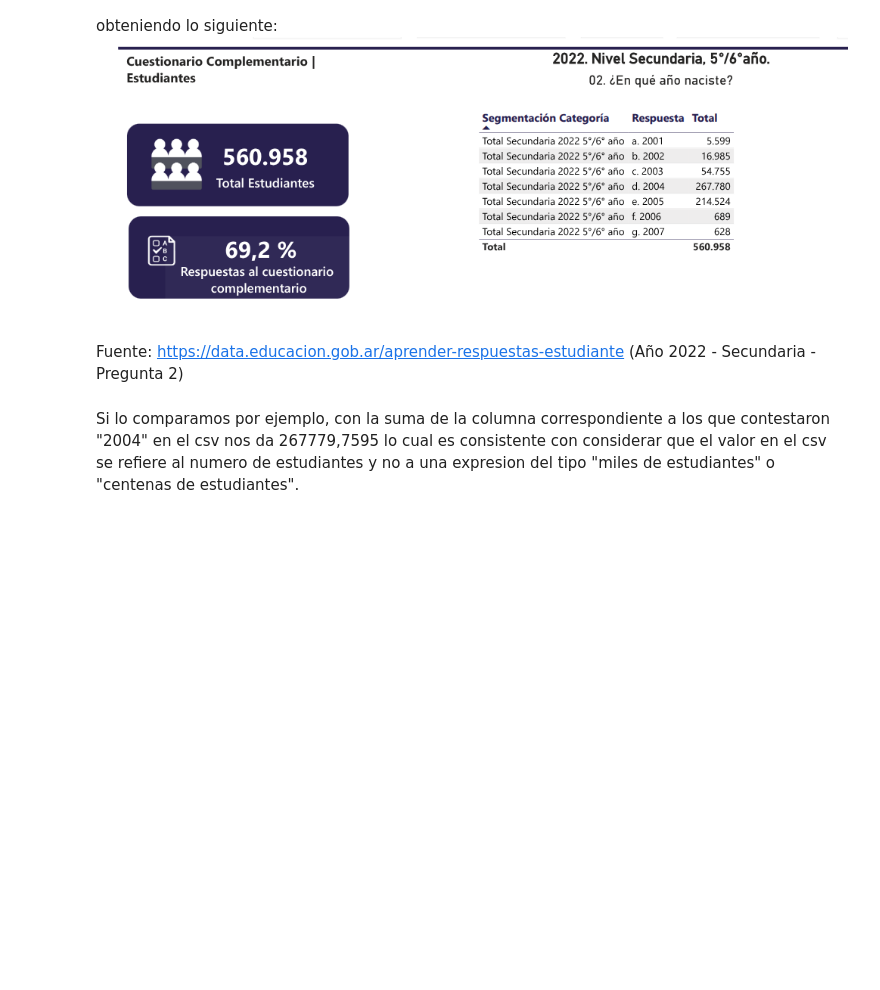
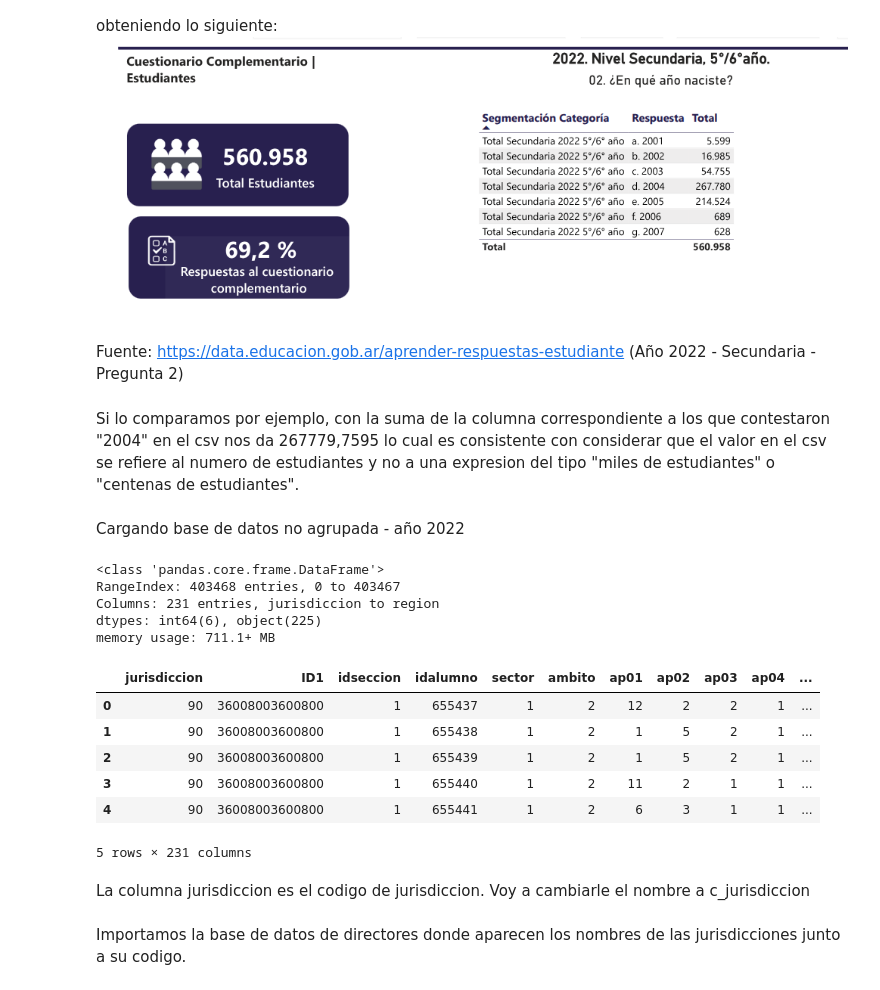
Before and after one commit to Juanchumu/Aprender2016-2024, a Jupyter notebook: notebooks/Analisis Exploratorio - Bruno.ipynb, the cells around one changed output. Cells and saved outputs as stored; diff of their text form; code cells hidden in the pictures; blank space fills up the shorter version.

Commit message:
Base desagregada - Comienzo analisis exploratorio

```diff
--- a/notebooks/Analisis Exploratorio - Bruno.ipynb
+++ b/notebooks/Analisis Exploratorio - Bruno.ipynb
@@ -4,3 +4,28 @@ Los datos que aparecen en la base de datos tiene unidades extrañas porque son n
 Fuente: https://data.educacion.gob.ar/aprender-respuestas-estudiante (Año 2022 - Secundaria - Pregunta 2)
 # %% [markdown]
 Si lo comparamos por ejemplo, con la suma de la columna correspondiente a los que contestaron "2004" en el csv nos da 267779,7595 lo cual es consistente con considerar que el valor en el csv se refiere al numero de estudiantes y no a una expresion del tipo "miles de estudiantes" o "centenas de estudiantes".
+# %% [markdown]
+Cargando base de datos no agrupada - año 2022
+# %%
+import pandas as pd
+df = pd.read_csv('../data/raw/bases_usuarias_aprender_2022_secundariacensal_csv_0/Base Alumnos_AprenderSec_2022.csv',sep=';', decimal=",")
+# %%
+df.info()
+# %% [output]
+<class 'pandas.core.frame.DataFrame'>
+RangeIndex: 403468 entries, 0 to 403467
+Columns: 231 entries, jurisdiccion to region
+dtypes: int64(6), object(225)
+memory usage: 711.1+ MB
+# %%
+df.head()
+# %% [output]
+|  | jurisdiccion | ID1 | idseccion | idalumno | sector | ambito | ap01 | ap02 | ap03 | ap04 | ... |
+| 0 | 90 | 36008003600800 | 1 | 655437 | 1 | 2 | 12 | 2 | 2 | 1 | ... |
+| 1 | 90 | 36008003600800 | 1 | 655438 | 1 | 2 | 1 | 5 | 2 | 1 | ... |
+| 2 | 90 | 36008003600800 | 1 | 655439 | 1 | 2 | 1 | 5 | 2 | 1 | ... |
+| 3 | 90 | 36008003600800 | 1 | 655440 | 1 | 2 | 11 | 2 | 1 | 1 | ... |
+| 4 | 90 | 36008003600800 | 1 | 655441 | 1 | 2 | 6 | 3 | 1 | 1 | ... |
+5 rows × 231 columns
+# %% [markdown]
+La columna jurisdiccion es el codigo de jurisdiccion. Voy a cambiarle el nombre a c_jurisdiccion
@@ -6,0 +34,2 @@ Si lo comparamos por ejemplo, con la suma de la columna correspondiente a los qu
+# %% [markdown]
+Importamos la base de datos de directores donde aparecen los nombres de las jurisdicciones junto a su codigo.
```
Also changed, not shown: parts of 7 cells of this notebook, 5 other files.
